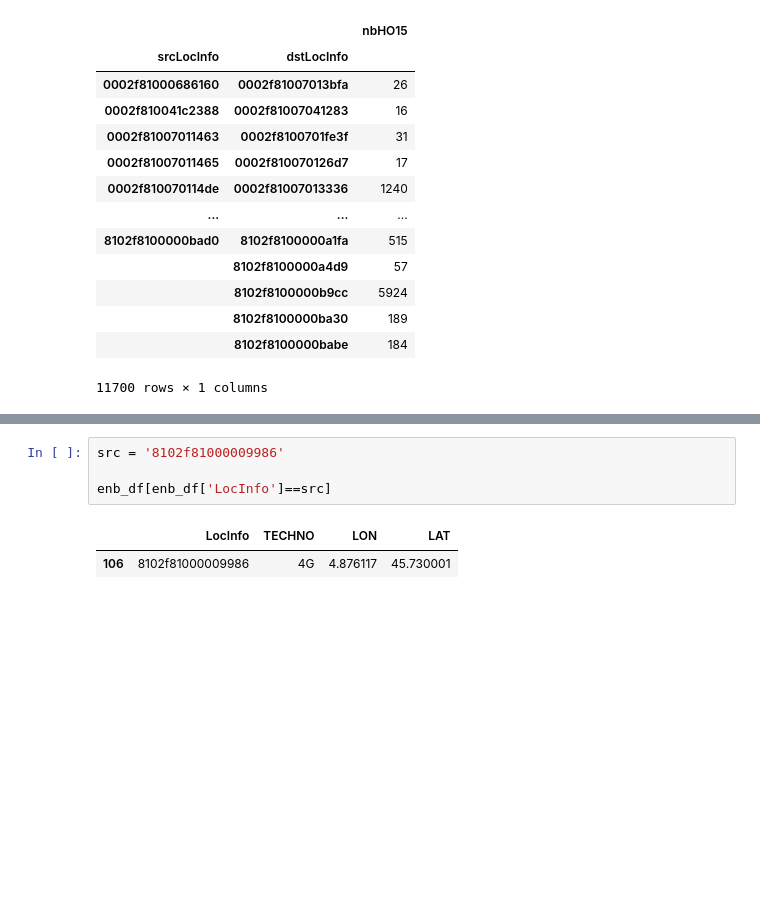
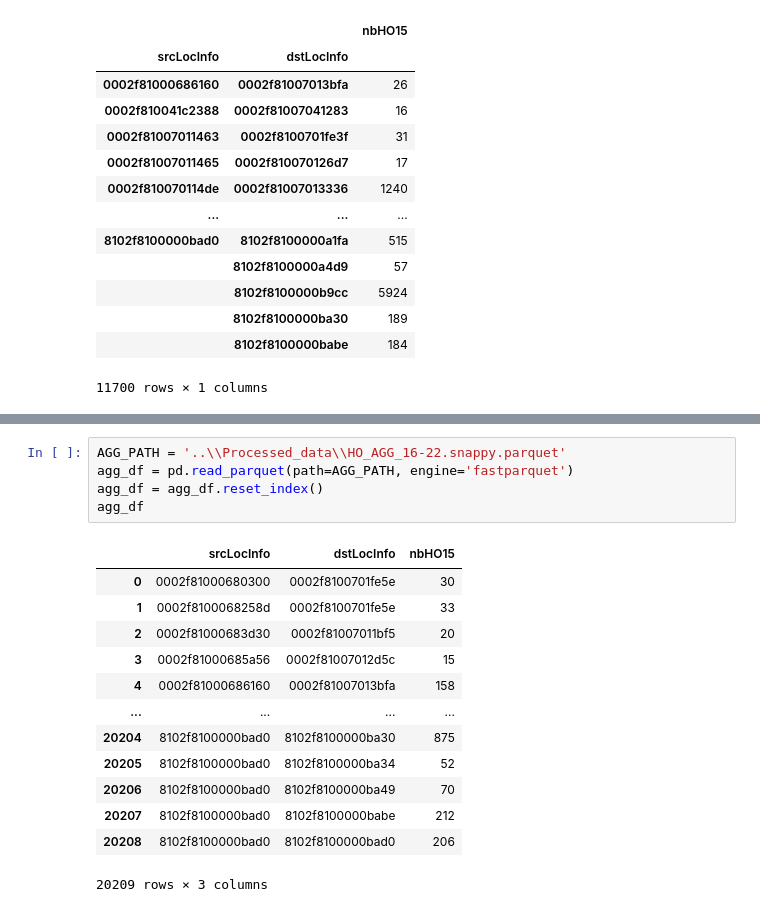
Before and after one commit to eakopyan/Popular-paths, a Jupyter notebook: HOProcess_v2/parquet_parser.ipynb, the cells around one changed output, grey strips where cells are left out. Saved outputs shown, nothing was run; the diff lists cells and outputs as text; blank space fills up the shorter version.

```diff
--- a/HOProcess_v2/parquet_parser.ipynb
+++ b/HOProcess_v2/parquet_parser.ipynb
@@ -112,7 +80,19 @@ plt.hist(agg, bins=50)
-# %%
-src = '8102f81000009986'
-
-enb_df[enb_df['LocInfo']==src]
-# %% [output]
-|  | LocInfo | TECHNO | LON | LAT |
-| 106 | 8102f81000009986 | 4G | 4.876117 | 45.730001 |
+# %%
+AGG_PATH = '..\\Processed_data\\HO_AGG_16-22.snappy.parquet'
+agg_df = pd.read_parquet(path=AGG_PATH, engine='fastparquet')
+agg_df = agg_df.reset_index()
+agg_df
+# %% [output]
+|  | srcLocInfo | dstLocInfo | nbHO15 |
+| 0 | 0002f81000680300 | 0002f8100701fe5e | 30 |
+| 1 | 0002f8100068258d | 0002f8100701fe5e | 33 |
+| 2 | 0002f81000683d30 | 0002f81007011bf5 | 20 |
+| 3 | 0002f81000685a56 | 0002f81007012d5c | 15 |
+| 4 | 0002f81000686160 | 0002f81007013bfa | 158 |
+| ... | ... | ... | ... |
+| 20204 | 8102f8100000bad0 | 8102f8100000ba30 | 875 |
+| 20205 | 8102f8100000bad0 | 8102f8100000ba34 | 52 |
+| 20206 | 8102f8100000bad0 | 8102f8100000ba49 | 70 |
+| 20207 | 8102f8100000bad0 | 8102f8100000babe | 212 |
+| 20208 | 8102f8100000bad0 | 8102f8100000bad0 | 206 |
+20209 rows × 3 columns
```
Also changed, not shown: parts of 7 cells of this notebook, 1 other file.
